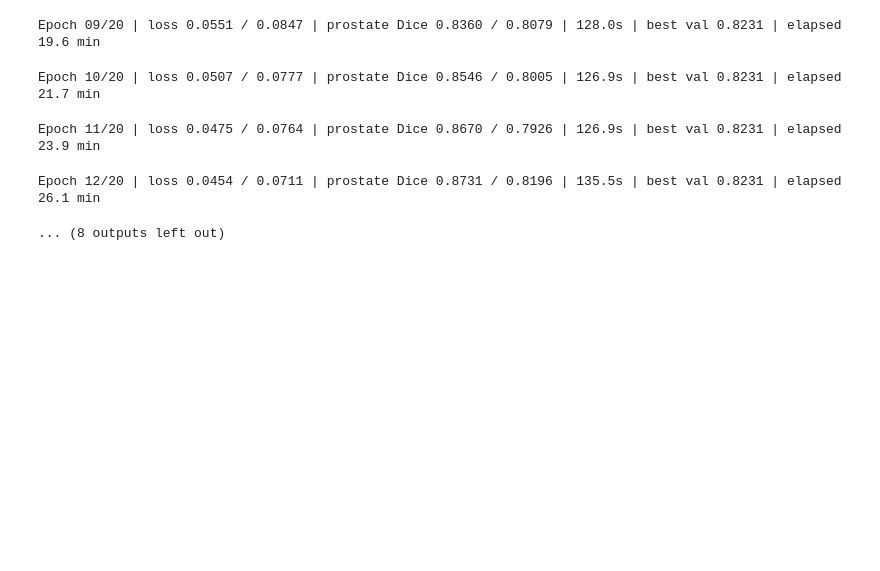
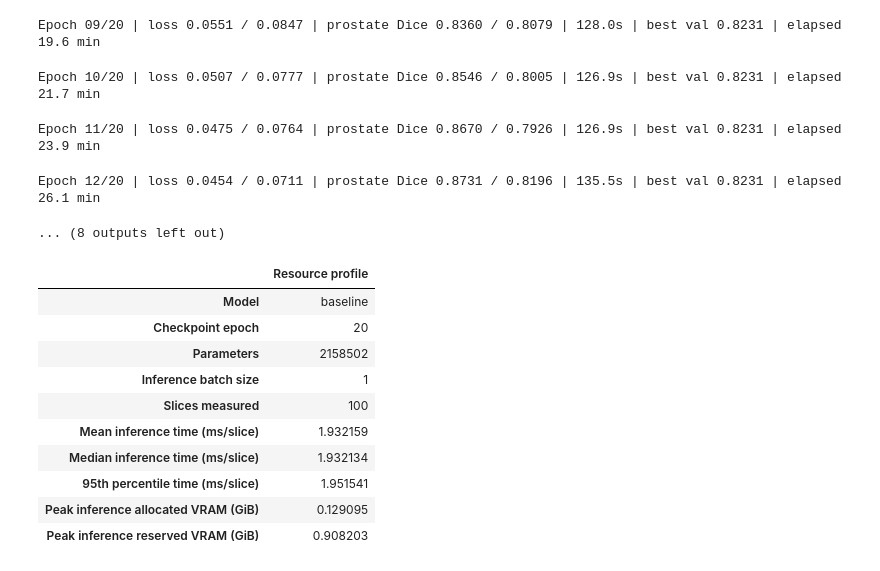
Before and after one commit to andrevasquez/PatternAnalysis-2026, a Jupyter notebook: recognition/ResidualUNet_s4749642/train.ipynb, the cells around one changed output. Drawn from its saved outputs; the diff is of its cells as text; code cells hidden in the pictures; blank space fills up the shorter version.

```diff
--- a/recognition/ResidualUNet_s4749642/train.ipynb
+++ b/recognition/ResidualUNet_s4749642/train.ipynb
@@ -224,0 +281,91 @@ Epoch 12/20 | loss 0.0454 / 0.0711 | prostate Dice 0.8731 / 0.8196 | 135.5s | be
+# %%
+# Load the best saved weights before measuring inference.
+checkpoint = torch.load(
+    checkpoint_path, map_location=device, weights_only=False
+)
+model.load_state_dict(checkpoint["model_state_dict"])
+model.eval()
+
+# Select 100 validation slices spread across the validation set.
+indices = np.linspace(
+    0, len(val_loader.dataset) - 1,
+    num=min(100, len(val_loader.dataset)),
+    dtype=int,
+)
+
+# Preload inputs so timing excludes disk access and preprocessing.
+# Batch size 1 measures latency for one 2D slice.
+inputs = [
+    val_loader.dataset[int(i)][0].unsqueeze(0)
+    for i in indices
+]
+
+
+def synchronise():
+    if device.type == "cuda":
+        torch.cuda.synchronize(device)
+
+
+times_ms = []
+
+with torch.inference_mode():
+    # Warm up the GPU before recording timings.
+    warmup = inputs[0].to(device)
+    for _ in range(10):
+        _ = model(warmup).argmax(dim=1)
+
+    synchronise()
+
+    if device.type == "cuda":
+        torch.cuda.reset_peak_memory_stats(device)
+
+    for image in inputs:
+        # Transfer before starting the timer: GPU inference only.
+        image = image.to(device)
+        synchronise()
+        start = time.perf_counter()
+
+        prediction = model(image).argmax(dim=1)
+
+        synchronise()
+        times_ms.append((time.perf_counter() - start) * 1000)
+
+    # Release the final prediction and input references.
+    del prediction, image, warmup
+
+results = {
+    "Model": checkpoint["model_type"],
+    "Checkpoint epoch": checkpoint["epoch"],
+    "Parameters": sum(p.numel() for p in model.parameters()),
+    "Inference batch size": 1,
+    "Slices measured": len(times_ms),
+    "Mean inference time (ms/slice)": np.mean(times_ms),
+    "Median inference time (ms/slice)": np.median(times_ms),
+    "95th percentile time (ms/slice)": np.percentile(times_ms, 95),
+}
+
+if device.type == "cuda":
+    results["Peak inference allocated VRAM (GiB)"] = (
+        torch.cuda.max_memory_allocated(device) / 1024**3
+    )
+    results["Peak inference reserved VRAM (GiB)"] = (
+        torch.cuda.max_memory_reserved(device) / 1024**3
+    )
+
+profile = pd.Series(results, name="Resource profile").to_frame()
+display(profile)
+
+# Keep measurements separately from the model weights.
+profile.to_csv(checkpoint_dir / "baseline_resource_profile.csv")
+# %% [output]
+|  | Resource profile |
+| Model | baseline |
+| Checkpoint epoch | 20 |
+| Parameters | 2158502 |
+| Inference batch size | 1 |
+| Slices measured | 100 |
+| Mean inference time (ms/slice) | 1.932159 |
+| Median inference time (ms/slice) | 1.932134 |
+| 95th percentile time (ms/slice) | 1.951541 |
+| Peak inference allocated VRAM (GiB) | 0.129095 |
+| Peak inference reserved VRAM (GiB) | 0.908203 |
```
Also changed, not shown: parts of 6 cells of this notebook, 1 other file.
